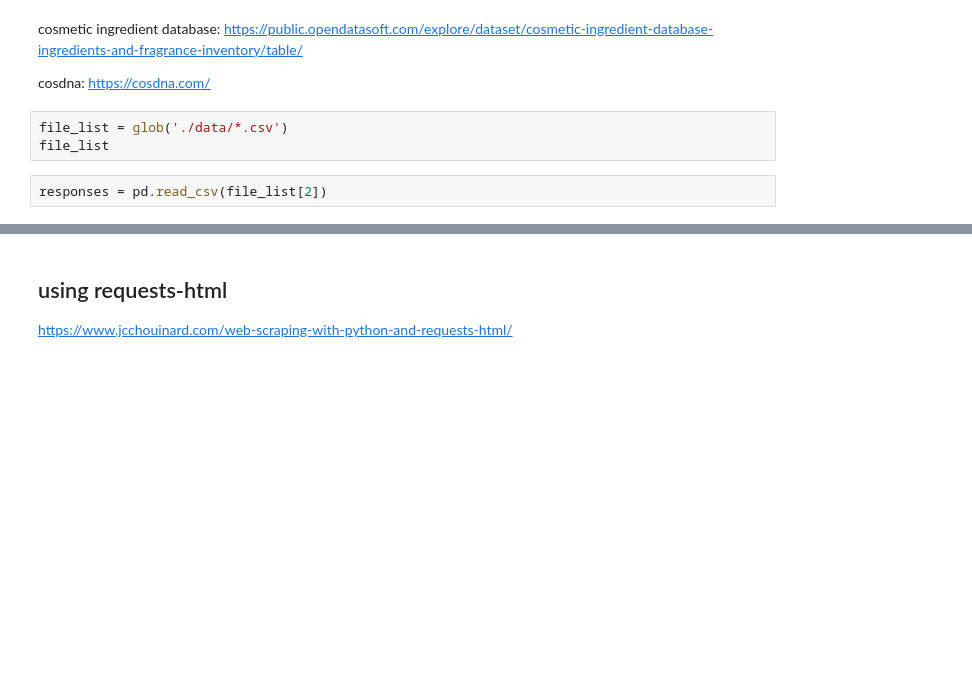
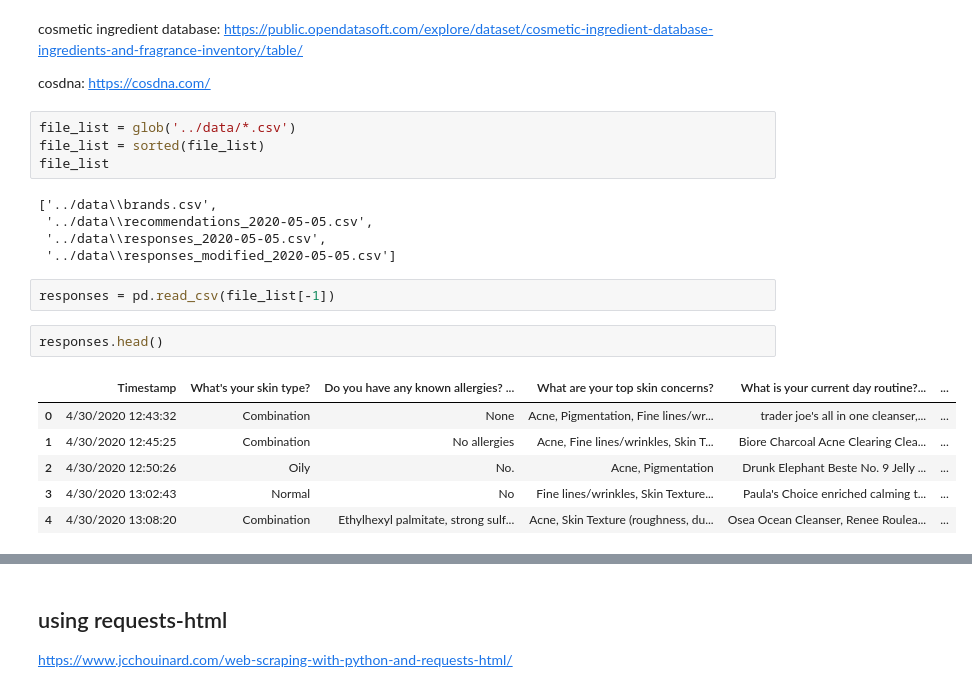
Before and after one commit to jydiw/hack-a-routine, a Jupyter notebook: notebooks/cosdna-requests-notebook.ipynb, the cells around one changed output, grey strips where cells are left out. Saved outputs shown, nothing was run; the diff lists cells and outputs as text; blank space fills up the shorter version.

```diff
--- a/notebooks/cosdna-requests-notebook.ipynb
+++ b/notebooks/cosdna-requests-notebook.ipynb
@@ -19,10 +19,25 @@ cosmetic ingredient database: https://public.opendatasoft.com/explore/dataset/co
 
 cosdna: https://cosdna.com/
 # %%
-file_list = glob('./data/*.csv')
+file_list = glob('../data/*.csv')
+file_list = sorted(file_list)
 file_list
+# %% [output]
+['../data\\brands.csv',
+ '../data\\recommendations_2020-05-05.csv',
+ '../data\\responses_2020-05-05.csv',
+ '../data\\responses_modified_2020-05-05.csv']
 # %%
-responses = pd.read_csv(file_list[2])
+responses = pd.read_csv(file_list[-1])
+# %%
+responses.head()
+# %% [output]
+|  | Timestamp | What's your skin type? | Do you have any known allergies? ... | What are your top skin concerns? | What is your current day routine?... | ... |
+| 0 | 4/30/2020 12:43:32 | Combination | None | Acne, Pigmentation, Fine lines/wr... | trader joe's all in one cleanser,... | ... |
+| 1 | 4/30/2020 12:45:25 | Combination | No allergies | Acne, Fine lines/wrinkles, Skin T... | Biore Charcoal Acne Clearing Clea... | ... |
+| 2 | 4/30/2020 12:50:26 | Oily | No. | Acne, Pigmentation | Drunk Elephant Beste No. 9 Jelly ... | ... |
+| 3 | 4/30/2020 13:02:43 | Normal | No | Fine lines/wrinkles, Skin Texture... | Paula's Choice enriched calming t... | ... |
+| 4 | 4/30/2020 13:08:20 | Combination | Ethylhexyl palmitate, strong sulf... | Acne, Skin Texture (roughness, du... | Osea Ocean Cleanser, Renee Roulea... | ... |
 # %%
 new_columns = [
     'timestamp',
```
Also changed, not shown: parts of 2 cells of this notebook, 2 other files.
